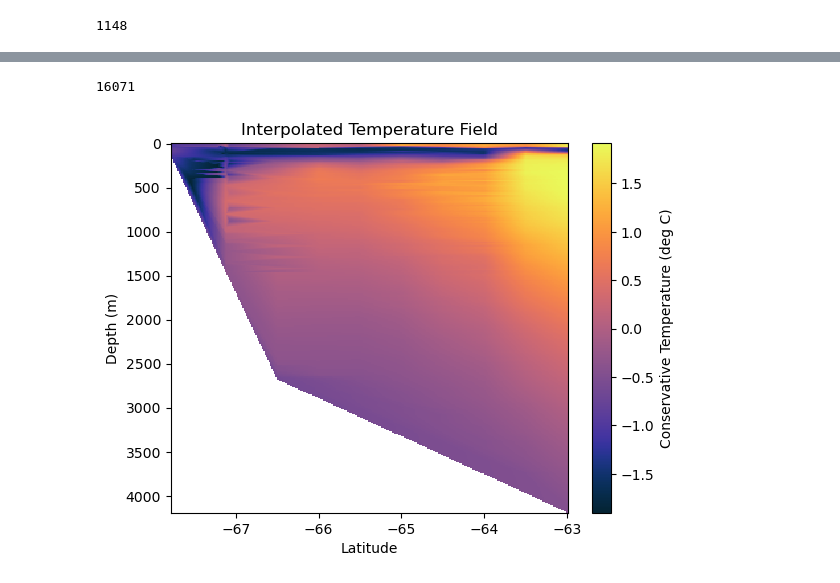
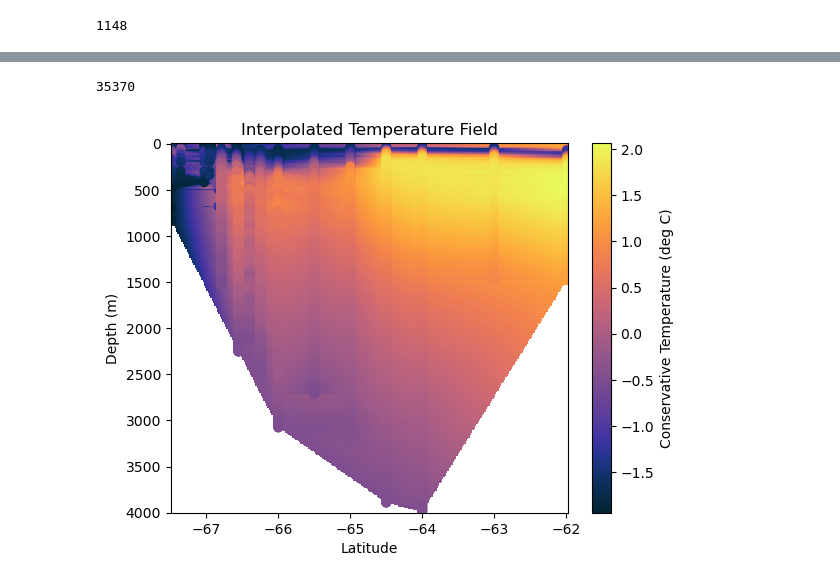
Before and after one commit to SiennaNeve/CDObs, a Jupyter notebook: Notebooks/find_transects.ipynb, the cells around one changed output, grey strips where cells are left out. Cells and saved outputs as stored; diff of their text form; code cells hidden in the pictures.

```diff
--- a/Notebooks/find_transects.ipynb
+++ b/Notebooks/find_transects.ipynb
@@ -239,15 +240,15 @@ argo_oxygen = oxygen[argo_data]
 ## then open the files & manually add in a time column where Jan 1 = 1 & Dec 30 = 365
 # %%
 #IN2021 65E transect
-# name = 'IN2021'
-# folder_path = '../Data/Final/transect_data/IN2021_65E'
-# longitude_line = 65
+name = 'IN2021'
+folder_path = '../Data/Final/transect_data/IN2021_65E'
+longitude_line = 65
 # # excluded_folder = 'Transect data\IN2021_transect_65E_files\rest of transect to be edited'
 
 # #AA1992 68E transect
-name = 'AA1992'
-folder_path = '../Data/Final/transect_data/AA1992_68E'
-longitude_line = 68
+# name = 'AA1992'
+# folder_path = '../Data/Final/transect_data/AA1992_68E'
+# longitude_line = 68
 # excluded_folder = 'Transect data\AA1992_transect_68E_files\rest of transect to be edited'
 
 # #IN2021 70E transect
@@ -487,18 +667,18 @@ Minimum Latitude: -67.77583
 # Define the range for the transect along __E line
 
 #make sure to align it with whatever ship transect you have chosen
-# #65
-# min_longitude = 64.99
-# max_longitude = 65.01
-#68
-min_longitude = 67.99
-max_longitude = 68.01
-# #70
+# #65 lon
+min_longitude = 64.99
+max_longitude = 65.01
+# #68
+# min_longitude = 67.99
+# max_longitude = 68.01
+#70 lon
 # min_longitude = 69.99
 # max_longitude = 70.01
 
 #set this to the min lat found in this transect calculated above
-max_latitude = -67
+max_latitude = -66
 
 #this makes sure that its only using data in summer because the ship transects are in summer
 #everything except winter
@@ -512,12 +692,6 @@ max_time = 213
 in_range_seals = (seals_longitude >= min_longitude) & (seals_longitude <= max_longitude) & (seals_latitude <= max_latitude) & ((seals_time < min_time) | (seals_time > max_time))
 in_range_ships = (ships_longitude >= min_longitude) & (ships_longitude <= max_longitude) & (ships_latitude <= max_latitude) & ((ships_time < min_time) | (ships_time > max_time))
 in_range_argo = (argo_longitude >= min_longitude) & (argo_longitude <= max_longitude) & (argo_latitude <= max_latitude) & ((argo_time < min_time) | (argo_time > max_time))
-
-#68 cast
-in_range_seals = (seals_longitude >= min_longitude) & (seals_longitude <= max_longitude) & (seals_latitude <= max_latitude) & ((seals_time < min_time) | (seals_time > max_time))
-in_range_ships = (ships_longitude >= min_longitude) & (ships_longitude <= max_longitude) & (ships_latitude <= max_latitude) & ((ships_time < min_time) | (ships_time > max_time))
-in_range_argo = (argo_longitude >= min_longitude) & (argo_longitude <= max_longitude) & (argo_latitude <= max_latitude) & ((argo_time < min_time) | (argo_time > max_time))
-
 
 # Create a boolean mask for points within the specified range without tiime range limit
 # in_range_seals = (seals_longitude >= min_longitude) & (seals_longitude <= max_longitude) & (seals_latitude <= max_latitude)
@@ -781,7 +955,7 @@ time = time[~nan_mask & ~inf_mask]
 # len(latitude)
 len(depth)
 # %% [output]
-16071
+35370
 # %%
 # Reduce grid resolution
 grid_points = 300
@@ -817,31 +991,31 @@ grid_abs_salt_inside_polygon = np.ma.masked_where(~inside_polygon_mask, grid_abs
 # %%
 # Plot the interpolated field using pcolormesh
 plt.pcolormesh(grid_X, grid_Z, grid_cons_temp, cmap='cmo.thermal')
 # plt.pcolormesh(grid_X, grid_Z, grid_cons_temp_inside_polygon, cmap='cmo.thermal')
 
 # Overlay scatter/plot values
 # Add vertical dashed white lines for each unique latitude
 # for lat in set(latitude):
 #     plt.axvline(x=lat, color='white', linestyle='--', linewidth=0.2)
-# plt.scatter(latitude, depth, c=cons_temperature, cmap='cmo.thermal')
+plt.scatter(latitude, depth, c=cons_temperature, cmap='cmo.thermal')
 # plt.scatter(latitude, depth, s=1, marker='o', color='w', alpha=0.1)
 # plt.plot(latitude, depth, linestyle='dashed', color='white', linewidth=0.5)
 
 # Add colorbar
 plt.colorbar(label='Conservative Temperature (deg C)')
 
 # Set labels and title
 plt.xlabel('Latitude')
 plt.ylabel('Depth (m)')
 plt.title('Interpolated Temperature Field')
 
 # Reverse the y-axis to have 0m at the top
 plt.gca().invert_yaxis()
 
 # Show the plot
 plt.show()
 # %% [output]
-[figure, old version]
+[figure, new version]
 # %%
 #this code is to find the unique lat values so can plot where the actual casts are from
 # Round latitude values to 2 decimal places
```
Also changed, not shown: parts of 21 cells of this notebook, 3 other files.
